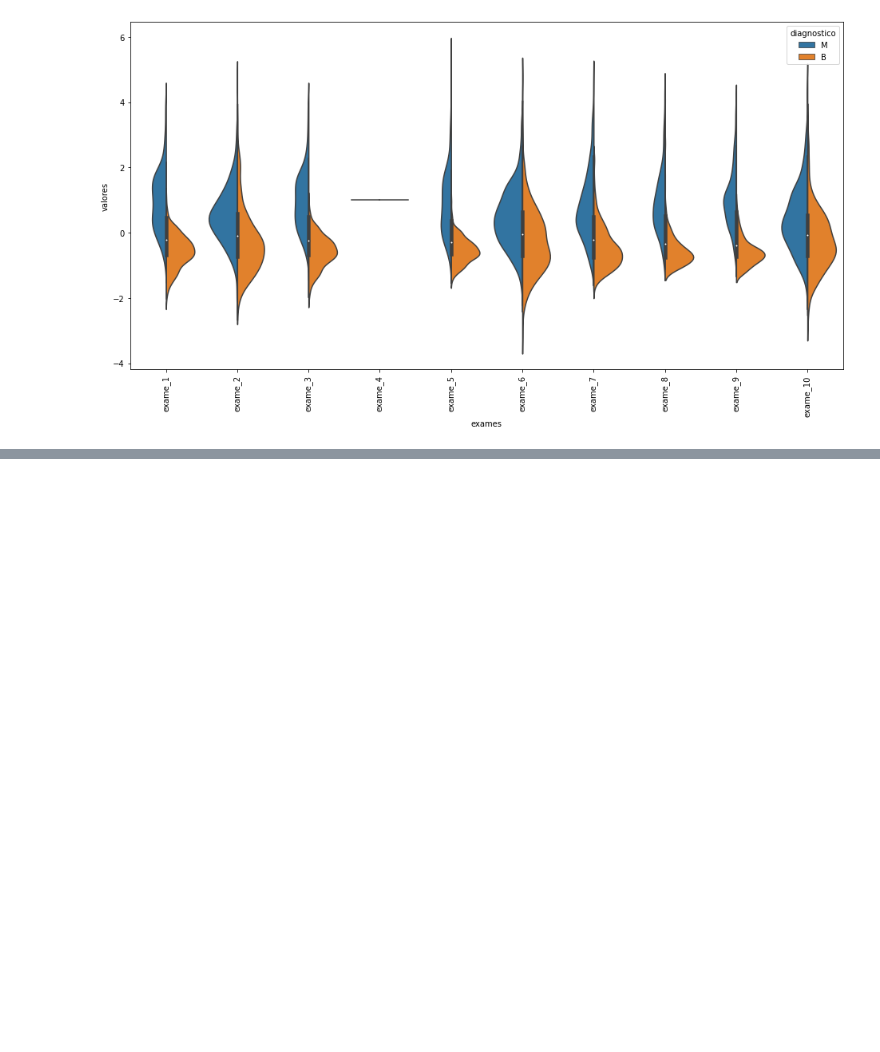
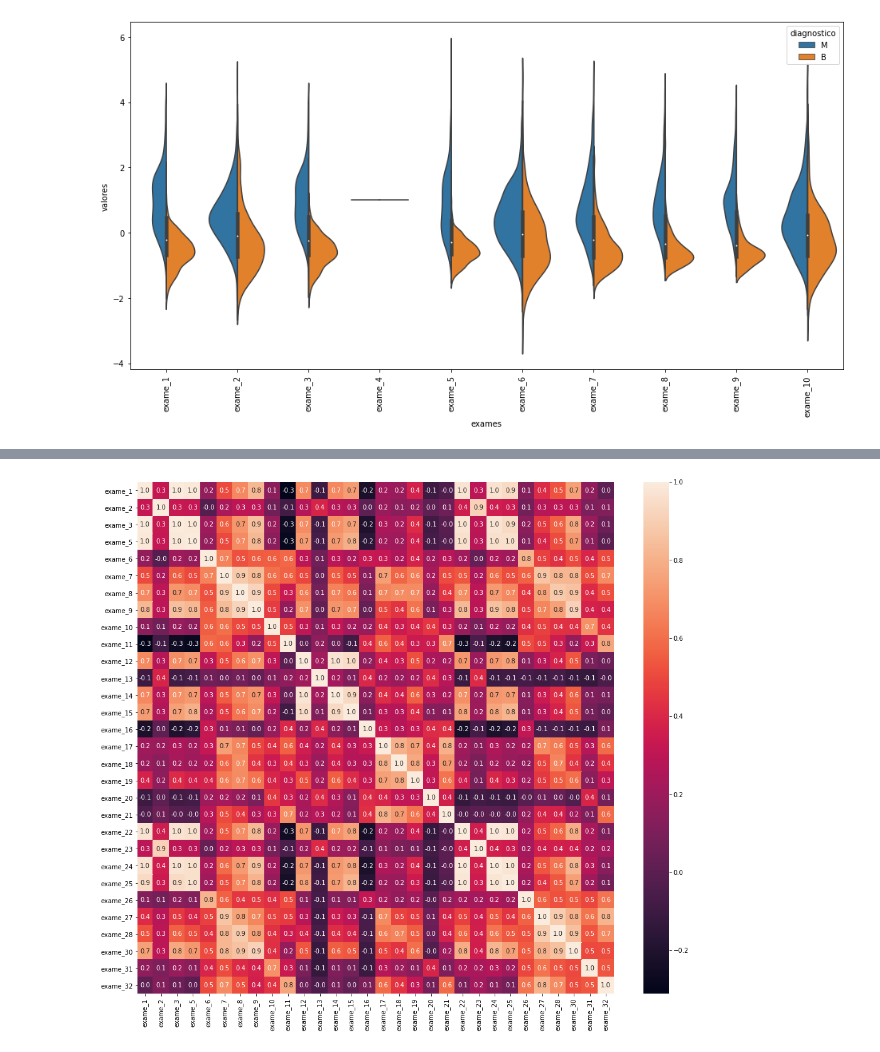
Before and after one commit to guilhermebap/Data-science-personal-study, a Jupyter notebook: Alura/ML/02 - Machine Learning Lidando com dados de muitas dimensoes/Aula01.ipynb, the cells around one changed output, grey strips where cells are left out. Cells and saved outputs as stored; diff of their text form; code cells hidden in the pictures; blank space fills up the shorter version.

```diff
--- a/Alura/ML/02 - Machine Learning Lidando com dados de muitas dimensoes/Aula01.ipynb
+++ b/Alura/ML/02 - Machine Learning Lidando com dados de muitas dimensoes/Aula01.ipynb
@@ -156,0 +210,8 @@ plt.show()
+# %%
+matriz_correlacao = valores_exames_v3.corr()
+fig, ax = plt.subplots(figsize=(17,15))
+
+sns.heatmap(matriz_correlacao, ax=ax, annot=True, fmt=".1f")
+plt.show()
+# %% [output]
+[figure, added]
```
Also changed, not shown: parts of 14 cells of this notebook.
